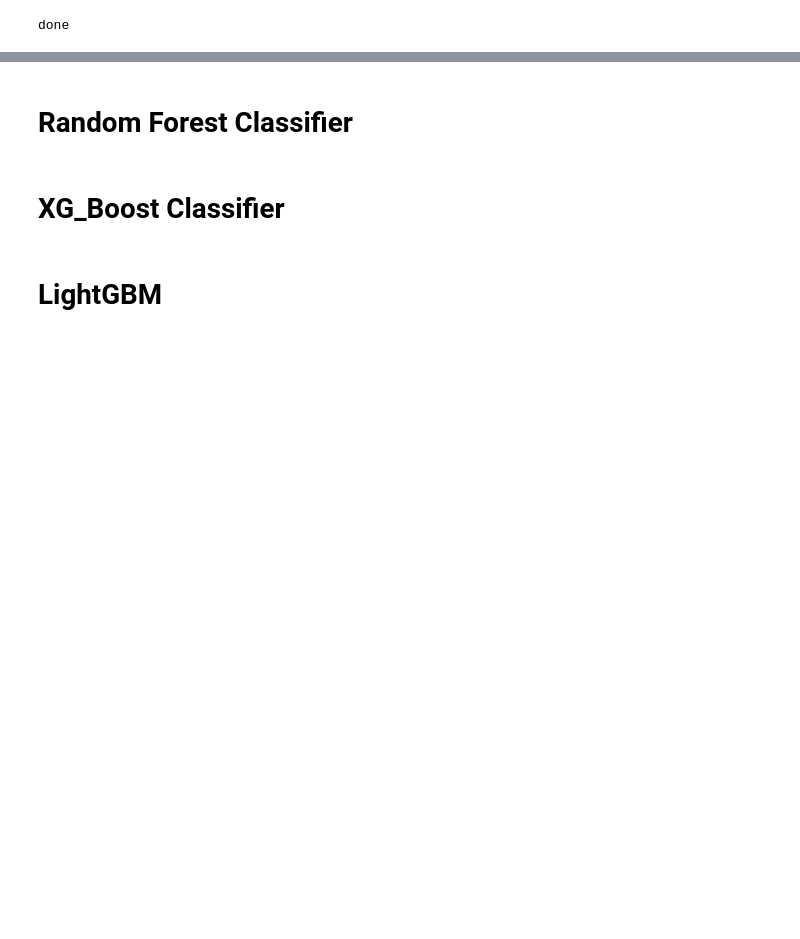
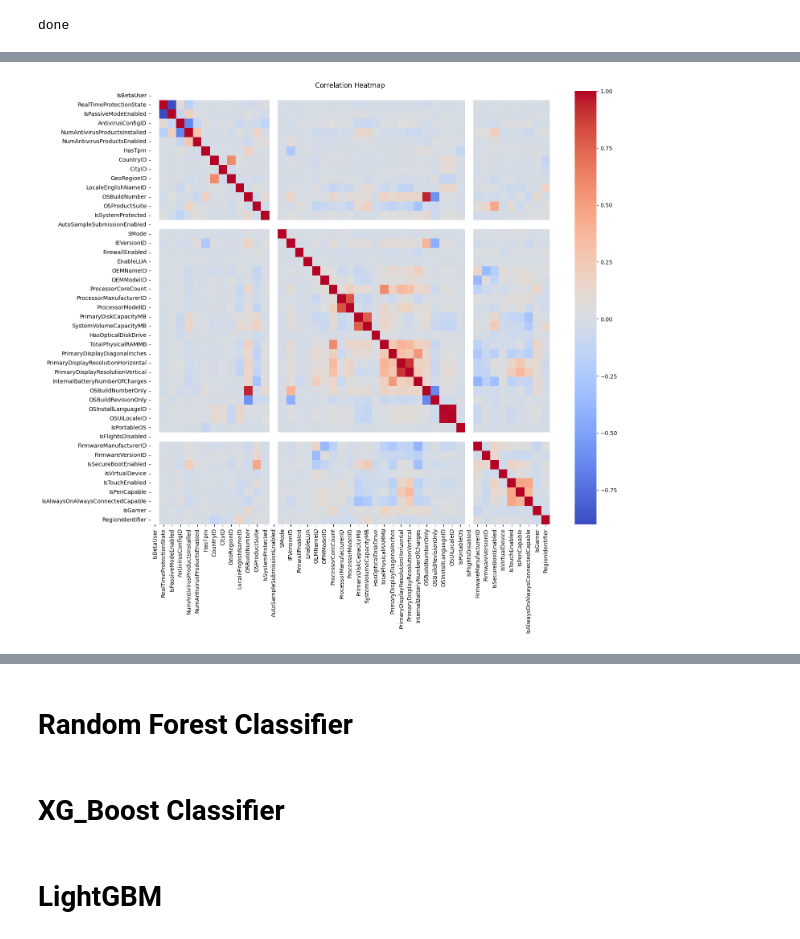
Before and after one commit to rohitblpprajapat/MLP, a Jupyter notebook: 22f1001536-notebook-t12025.ipynb, the cells around one changed output, grey strips where cells are left out. Drawn from its saved outputs; the diff is of its cells as text; code cells hidden in the pictures; blank space fills up the shorter version.

```diff
--- a/22f1001536-notebook-t12025.ipynb
+++ b/22f1001536-notebook-t12025.ipynb
@@ -51,6 +265,7 @@ import matplotlib.pyplot as plt
 import seaborn as sns
 from sklearn.metrics import ConfusionMatrixDisplay
 
+
 # Separate the features as X and target as y
 X = train_data.drop(columns=['target'])
 y = train_data['target']
@@ -58,8 +273,8 @@ y = train_data['target']
 # Define the preprocessing pipeline
 
 # Identify categorical and numeric columns
-categorical_cols = X.select_dtypes(include=['object']).columns
-numeric_cols = X.select_dtypes(exclude=['object']).columns
+categorical_cols = X.select_dtypes(include=['object', 'category']).columns
+numeric_cols = X.select_dtypes(include=['float64', 'int64']).columns
 
 # Define the preprocessing for numeric and categorical columns
 numeric_transformer = Pipeline(steps=[
@@ -89,3 +304,19 @@ X_train, X_test, y_train, y_test = train_test_split(X_preprocessed, y, test_size
 print("done")
 # %% [output]
 done
+# %%
+# Fit the preprocessor and transform the data
+train_preprocessed = preprocessor.fit_transform(train_data)
+
+# Retrieve feature names from the preprocessor
+feature_names = preprocessor.get_feature_names_out()
+
+# Convert to DataFrame with proper column names
+train_preprocessed_df = pd.DataFrame(train_preprocessed, columns=feature_names)
+
+
+encoder = OrdinalEncoder()
+train_data['target'] = encoder.fit_transform(train_data['target'].values.reshape(-1, 1))
+train_preprocessed_df['target'] = train_data['target']
+
+train_preprocessed_df.head()
@@ -91,0 +339,10 @@ done
+# %%
+import seaborn as sns
+
+plt.figure(figsize=(16, 14))
+corr_matrix = train_data[numeric_cols].corr()
+sns.heatmap(corr_matrix, annot=False, cmap='coolwarm')
+plt.title('Correlation Heatmap')
+plt.show()
+# %% [output]
+[figure, added]
```
Also changed, not shown: parts of 53 cells of this notebook.
